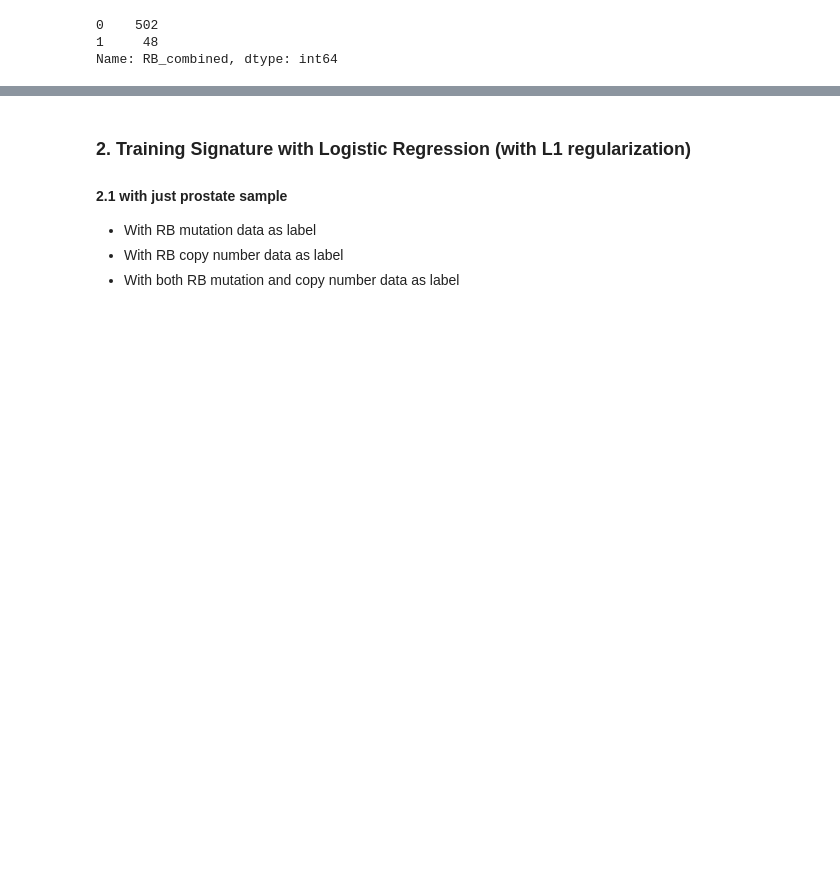
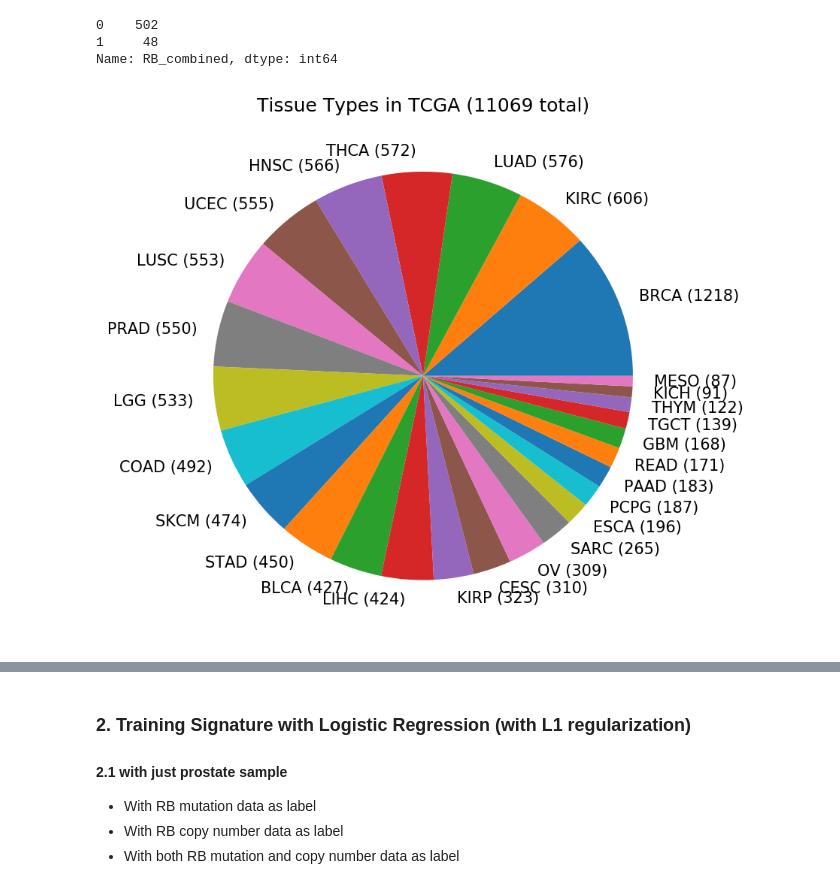
Before and after one commit to MollyZhang/ARsig_python, a Jupyter notebook: RB1sig.ipynb, the cells around one changed output, grey strips where cells are left out. Saved outputs shown, nothing was run; the diff lists cells and outputs as text; code cells hidden in the pictures; blank space fills up the shorter version.

Commit message:
pie chart of rb loss stuff

```diff
--- a/RB1sig.ipynb
+++ b/RB1sig.ipynb
@@ -117,3 +113,13 @@ label_df[label_df.tissue=="PRAD"]["RB_combined"].value_counts()
 0    502
 1     48
 Name: RB_combined, dtype: int64
+# %%
+fig, ax = plt.subplots(ncols=1, nrows=1, figsize=(6,6), dpi=150)
+plot_df = label_df["tissue"].value_counts()[:27]
+plot_df.index = [i+" ({0})".format(plot_df.loc[i]) for i in plot_df.index]
+plot_df.plot.pie(ax=ax)
+plt.ylabel("")
+plt.title("Tissue Types in TCGA ({0} total)".format(label_df.shape[0]),fontsize=12)
+fig.savefig("./figures/PieChart_TCGA_tissues.png", dpi=150)
+# %% [output]
+[figure, added]
```
Also changed, not shown: parts of 2 cells of this notebook, 2 other files.
